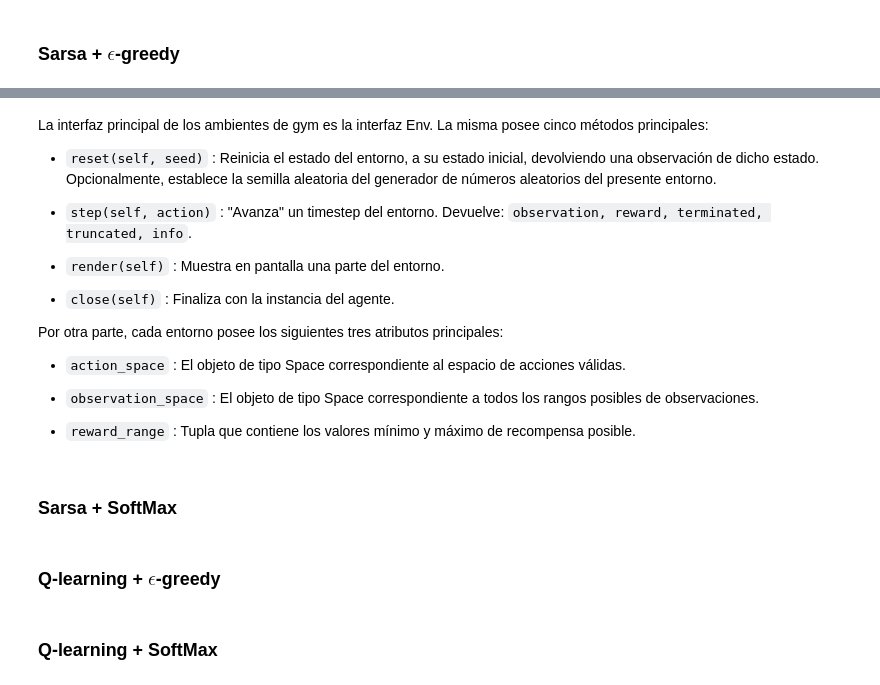
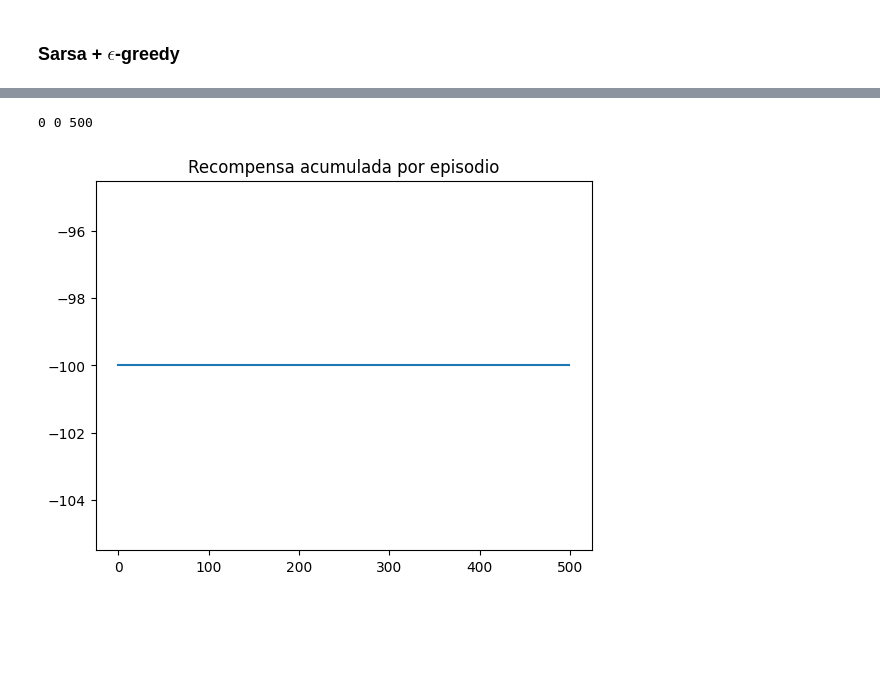
Before and after one commit to Cheva94/Diplo_Opt, a Jupyter notebook: 2_RL/Resolucion_Lab1.ipynb, the cells around one changed output, grey strips where cells are left out. Cells and saved outputs as stored; diff of their text form; code cells hidden in the pictures; blank space fills up the shorter version.

Commit message:
init sarsa

````diff
--- a/2_RL/Resolucion_Lab1.ipynb
+++ b/2_RL/Resolucion_Lab1.ipynb
@@ -158,9 +161,6 @@ Se cumple que $\mathcal{A}, \mathcal{S} \in \mathbb{N}$, teniendo al cero como p
 La función de recompensa es tal que el jugador recibe:
 - $-100$ cuando cae el precipicio.
 - $-1$ en todos los demás casos.
-# %%
-env = gym.make("CliffWalking-v0", render_mode="human")
-actions = range(env.action_space.n)
 # %% [markdown]
 ## Elementos del agente
 # %% [markdown]
@@ -382,27 +410,37 @@ def run(learning_function: Callable,
 # %% [markdown]
 ## Implementaciones
+# %%
+# env = gym.make("CliffWalking-v0", render_mode="human")
+env = gym.make("CliffWalking-v0")
+actions = range(env.action_space.n)
 # %% [markdown]
 ### Sarsa + $\epsilon$-greedy
 # %%
 learning_function = learn_SARSA
+# learning_function = dont_learn
 
-hyperparameters = {"alpha": 0.5,
+hyperparameters = {"alpha": 1, # "alpha": 0.5,
                    "gamma": 1,
-                   "epsilon": 0.1,
+                   "epsilon": 0.005, # "epsilon": 0.1,
                    "tau": 25}
 
-episodes_to_run = 3
+episodes_to_run = 500
 
-q = {} # Contiene los valores de Q para cada tupla (estado, acción)
+# Valores para cada par (estado, acción), inicializados en 0.0
+q = {}
+for s in range(37):
+    for a in range(4):
+        q[(s, a)] = 0.0
 
-random_state = np.random.RandomState(42) # Semilla aleatoria
+# Semilla aleatoria
+random_state = np.random.RandomState(1994)
 # %%
-avg_steps_per_episode, timesteps_ep, reward_ep = run(
-    learning_function,
-    hyperparameters,
-    episodes_to_run,
-    env,
-    actions,
-    q,
-    random_state
-)
+ep_timesteps, ep_return, ep_goal, ep_drop, ep_early = run(learning_function,
+                                                          hyperparameters,
+                                                          episodes_to_run,
+                                                          env,
+                                                          actions,
+                                                          q,
+                                                          random_state)
+
+env.close()
@@ -429,25 +447,8 @@ Error:
-# %% [markdown]
-La interfaz principal de los ambientes de gym es la interfaz Env. La misma posee cinco métodos principales:
-
-* ```reset(self, seed)``` : Reinicia el estado del entorno, a su estado inicial, devolviendo una observación de dicho estado. Opcionalmente, establece la semilla aleatoria del generador de números aleatorios del presente entorno.
-
-* ```step(self, action)``` : "Avanza" un timestep del entorno. Devuelve: ```observation, reward, terminated, truncated, info```.
-
-* ```render(self)``` : Muestra en pantalla una parte del entorno.
-
-* ```close(self)``` : Finaliza con la instancia del agente.
-
-
-Por otra parte, cada entorno posee los siguientes tres atributos principales:
-
-* ```action_space``` : El objeto de tipo Space correspondiente al espacio de acciones válidas.
-
-* ```observation_space``` : El objeto de tipo Space correspondiente a todos los rangos posibles de observaciones.
-
-* ```reward_range``` : Tupla que contiene los valores mínimo y máximo de recompensa posible.
-# %% [markdown]
-### Sarsa + SoftMax
-# %% [markdown]
-### Q-learning + $\epsilon$-greedy
-# %% [markdown]
-### Q-learning + SoftMax
+# %%
+print(ep_goal, ep_drop, ep_early)
+# %% [output]
+0 0 500
+# %%
+plot_reward_per_episode(ep_return)
+# %% [output]
+[figure, added]
````
Also changed, not shown: parts of 17 cells of this notebook.
